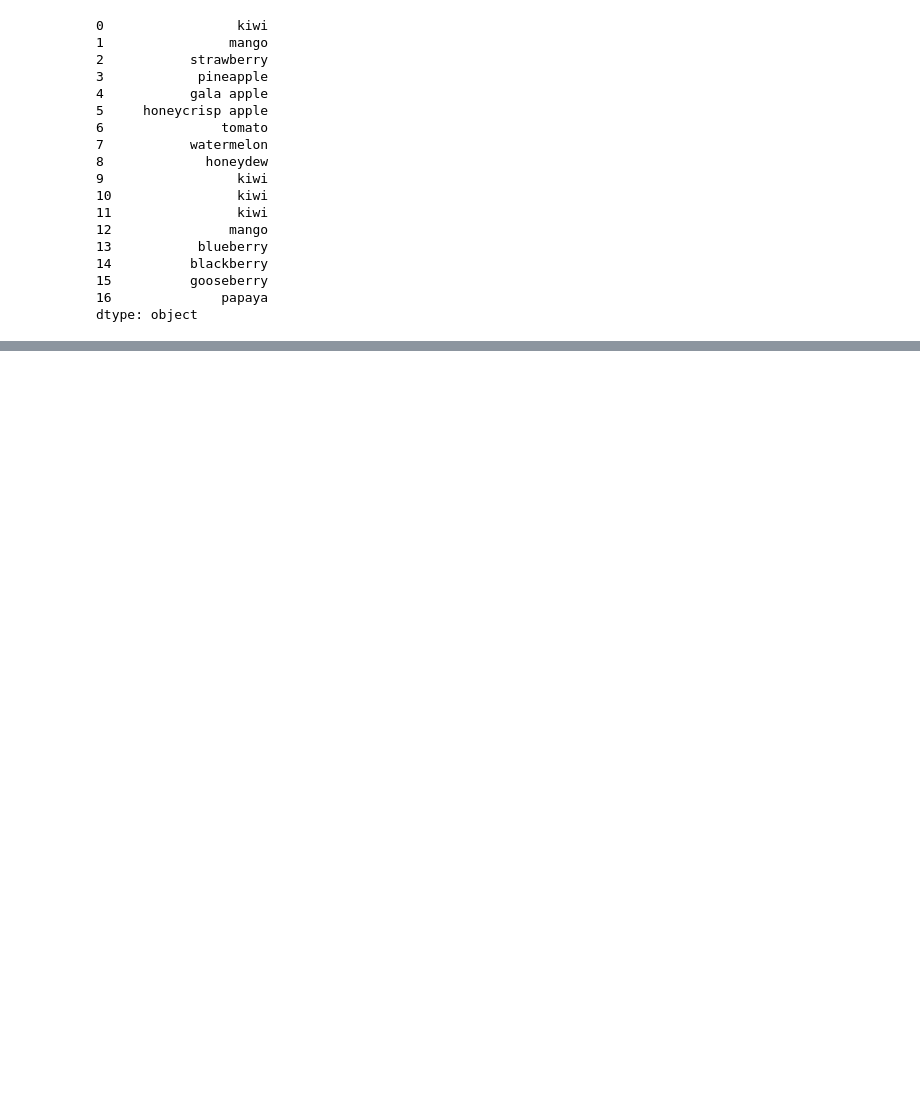
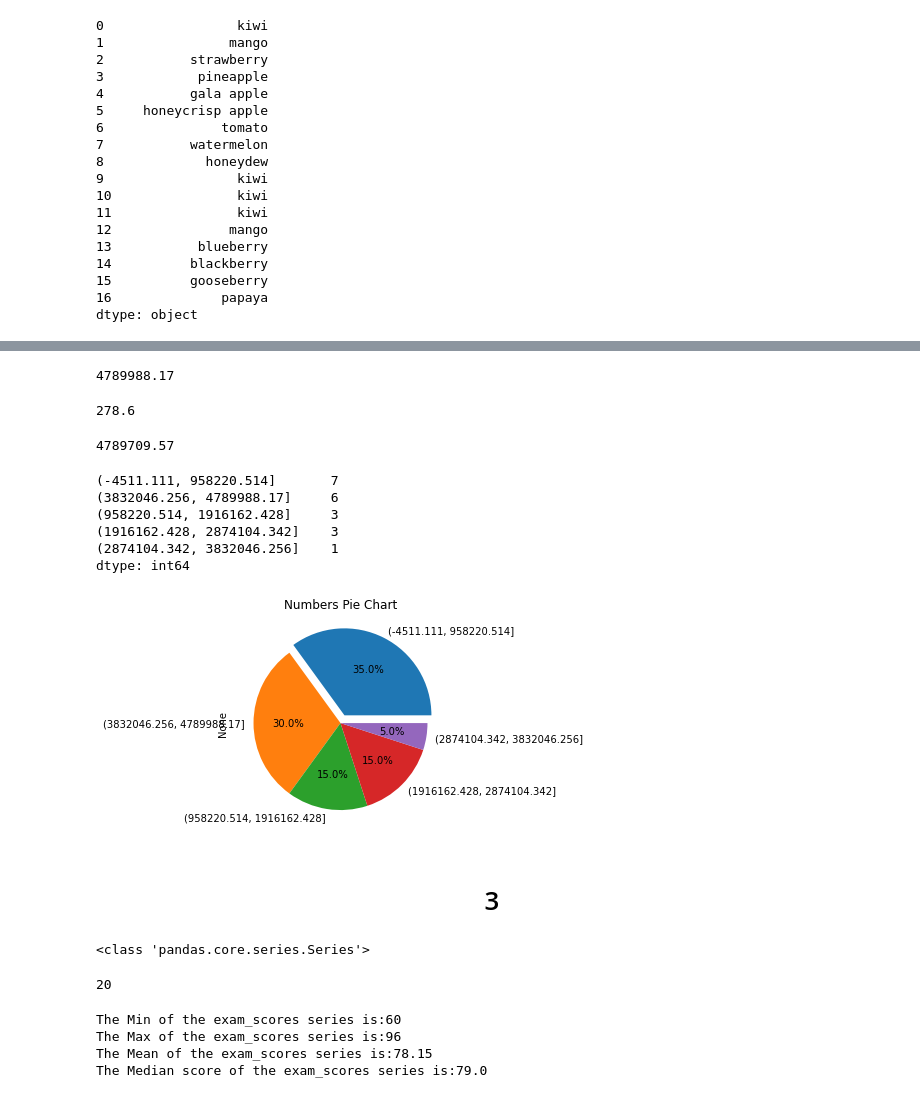
Before and after one commit to VelasquezAlejandro044/numpy-pandas-visualization-exercises, a Jupyter notebook: pandas_series.ipynb, the cells around one changed output, grey strips where cells are left out. Saved outputs shown, nothing was run; the diff lists cells and outputs as text; code cells hidden in the pictures; blank space fills up the shorter version.

```diff
--- a/pandas_series.ipynb
+++ b/pandas_series.ipynb
@@ -144,0 +281,4 @@ AttributeError: module 'pandas' has no attribute 'vowel_count'
+# %%
+# Use pandas to create a Series named numbers from the following list:
+num_lst = ['$796,459.41', '$278.60', '$482,571.67', '$4,503,915.98', '$2,121,418.3', '$1,260,813.3', '$87,231.01', '$1,509,175.45', '$4,138,548.00', '$2,848,913.80', '$594,715.39', '$4,789,988.17', '$4,513,644.5', '$3,191,059.97', '$1,758,712.24', '$4,338,283.54', '$4,738,303.38', '$2,791,759.67', '$769,681.94', '$452,650.23']
+num = pd.Series(['$796,459.41', '$278.60', '$482,571.67', '$4,503,915.98', '$2,121,418.3', '$1,260,813.3', '$87,231.01', '$1,509,175.45', '$4,138,548.00', '$2,848,913.80', '$594,715.39', '$4,789,988.17', '$4,513,644.5', '$3,191,059.97', '$1,758,712.24', '$4,338,283.54', '$4,738,303.38', '$2,791,759.67', '$769,681.94', '$452,650.23'])
@@ -144,0 +295,14 @@ AttributeError: module 'pandas' has no attribute 'vowel_count'
+# %%
+# 2.3 Perform the necessary manipulations by accessing Series attributes and methods to convert the numbers Series to a numeric data type.
+def money_int(lst):
+    o = []
+    out = []
+    idx = 0
+    for x in lst:
+        o.append(x.replace("$", ""))
+        out.append(float(o[idx].replace(",", "")))
+        idx += 1
+    return out
+print(money_int(num_lst))
+numbers = pd.Series(money_int(num_lst))
+print(numbers)
@@ -144,0 +327,58 @@ AttributeError: module 'pandas' has no attribute 'vowel_count'
+# %%
+# 2.4 Run the code to discover the maximum value from the Series.
+numbers.max()
+# %% [output]
+4789988.17
+# %%
+# 2.5 Run the code to discover the minimum value from the Series.
+numbers.min()
+# %% [output]
+278.6
+# %%
+# 2.6 What is the range of the values in the Series?
+numbers.max() - numbers.min()
+# %% [output]
+4789709.57
+# %%
+# 2.7 Bin the data into 4 equally sized intervals or bins and output how many values fall into each bin.
+numbers.value_counts(bins = 5)
+# %% [output]
+(-4511.111, 958220.514]       7
+(3832046.256, 4789988.17]     6
+(958220.514, 1916162.428]     3
+(1916162.428, 2874104.342]    3
+(2874104.342, 3832046.256]    1
+dtype: int64
+# %%
+# 2.8Plot the binned data in a meaningful way. Be sure to include a title and axis labels.
+plt.title('Numbers Pie Chart')
+explode = (0.1, 0, 0, 0, 0)
+numbers.value_counts(bins = 5).plot.pie(explode=explode, autopct='%1.1f%%')
+plt.show()
+# %% [output]
+[figure, added]
+# %% [markdown]
+# <h1><center>3</center></h1>
+# %%
+scores = [60, 86, 75, 62, 93, 71, 60, 83, 95, 78, 65, 72, 69, 81, 96, 80, 85, 92, 82, 78]
+exam_scores = pd.Series(scores)
+es = exam_scores
+print(type(es))
+# %% [output]
+<class 'pandas.core.series.Series'>
+# %%
+# 3.1 How many elements are in the exam_scores Series?
+exam_scores.size
+# %% [output]
+20
+# %%
+# 3.2 Run the code to discover the minimum, the maximum, the mean, and the median scores for the exam_scores Series.
+print(f"The Min of the exam_scores series is:{es.min()} ")
+print(f"The Max of the exam_scores series is:{es.max()} ")
+print(f"The Mean of the exam_scores series is:{es.mean()} ")
+print(f"The Median score of the exam_scores series is:{es.median()} ")
+# %% [output]
+The Min of the exam_scores series is:60
+The Max of the exam_scores series is:96
+The Mean of the exam_scores series is:78.15
+The Median score of the exam_scores series is:79.0
```
Also changed, not shown: parts of 26 cells of this notebook.
